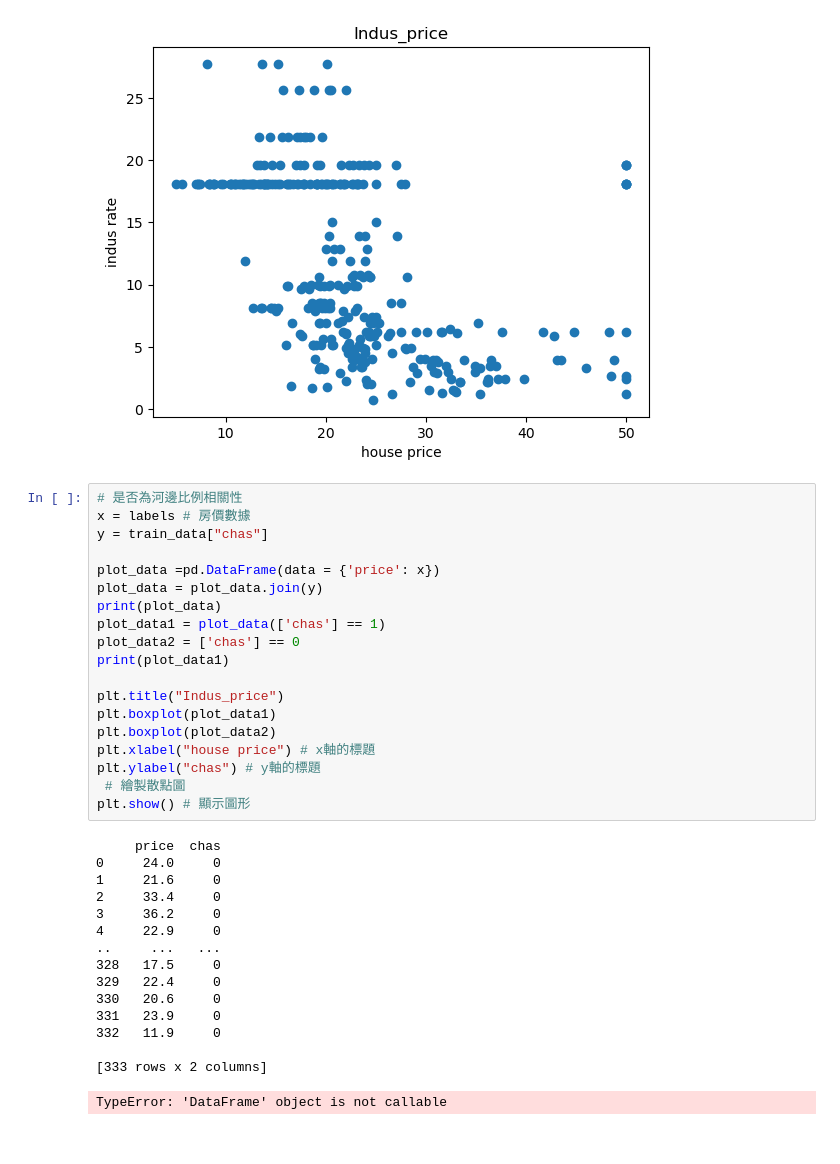
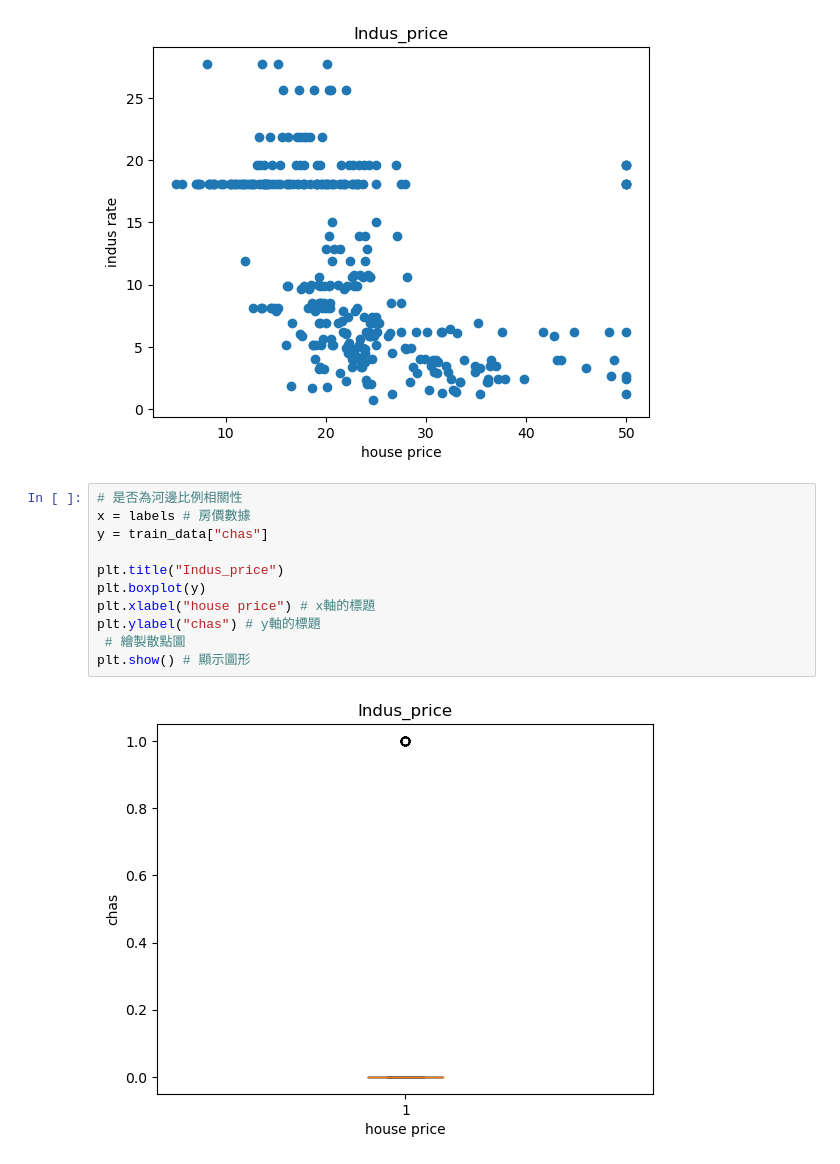
Before and after one commit to Theodoss/ML-DL, a Jupyter notebook: SC201_Assignment3/boston housing.ipynb, the cells around one changed output. Saved outputs shown, nothing was run; the diff lists cells and outputs as text.

```diff
--- a/SC201_Assignment3/boston housing.ipynb
+++ b/SC201_Assignment3/boston housing.ipynb
@@ -68,35 +72,13 @@ plt.show() # 顯示圖形
 # %%
 # 是否為河邊比例相關性
 x = labels # 房價數據
 y = train_data["chas"]
 
-plot_data =pd.DataFrame(data = {'price': x})
-plot_data = plot_data.join(y)
-print(plot_data)
-plot_data1 = plot_data(['chas'] == 1)
-plot_data2 = ['chas'] == 0
-print(plot_data1)
-
 plt.title("Indus_price")
-plt.boxplot(plot_data1)
-plt.boxplot(plot_data2)
+plt.boxplot(y)
 plt.xlabel("house price") # x軸的標題
 plt.ylabel("chas") # y軸的標題
  # 繪製散點圖
 plt.show() # 顯示圖形
 # %% [output]
-     price  chas
-0     24.0     0
-1     21.6     0
-2     33.4     0
-3     36.2     0
-4     22.9     0
-..     ...   ...
-328   17.5     0
-329   22.4     0
-330   20.6     0
-331   23.9     0
-332   11.9     0
-
-[333 rows x 2 columns]
-TypeError: 'DataFrame' object is not callable
+[figure, added]
```
Also changed, not shown: parts of 9 cells of this notebook, 3 other files.
